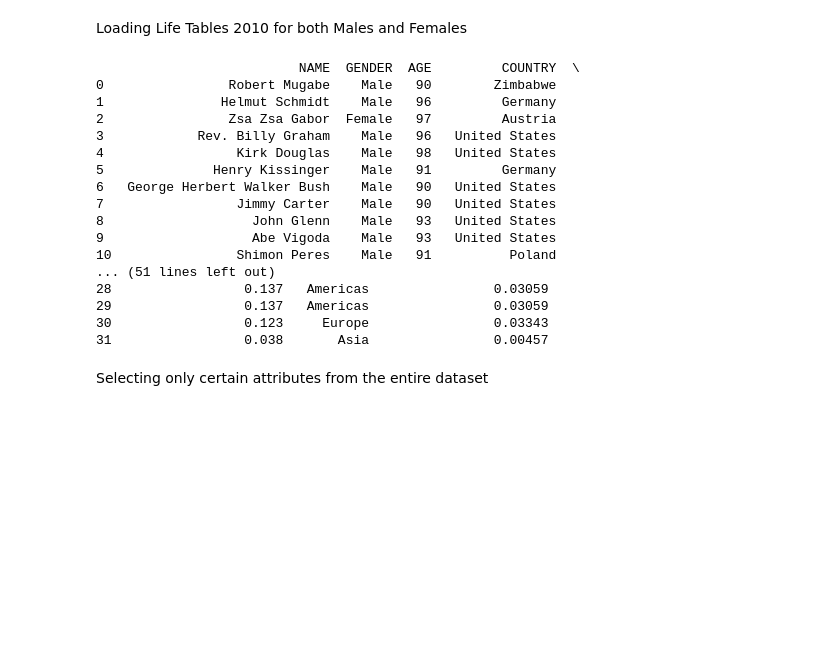
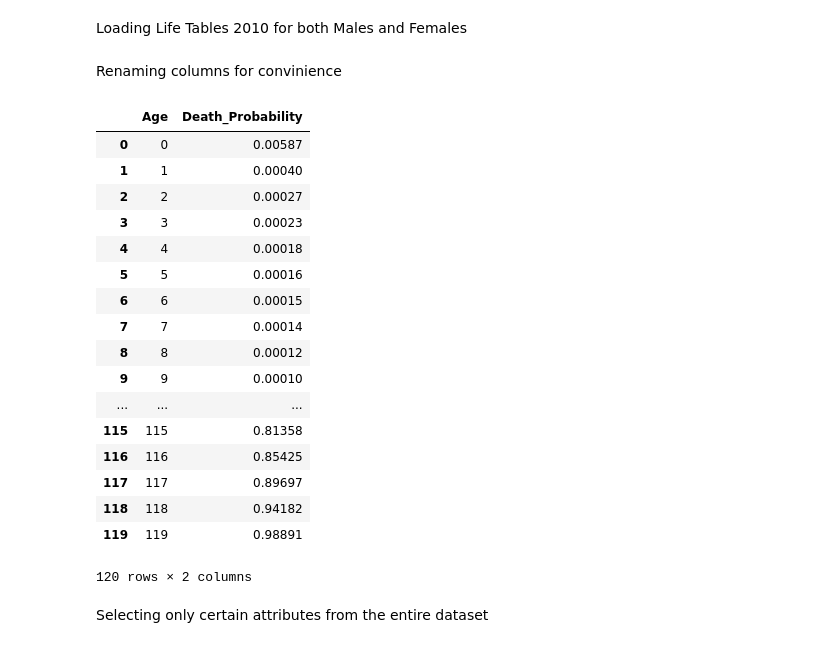
Before and after one commit to aashray/Data_Science, a Jupyter notebook: project_assignment_3_status/notebook/Assignment 3 - status.ipynb, the cells around one changed output. Saved outputs shown, nothing was run; the diff lists cells and outputs as text; code cells hidden in the pictures; blank space fills up the shorter version.

```diff
--- a/project_assignment_3_status/notebook/Assignment 3 - status.ipynb
+++ b/project_assignment_3_status/notebook/Assignment 3 - status.ipynb
@@ -9,36 +9,33 @@ Loading Life Tables 2010 for both Males and Females
 # %%
 m_life_df = pd.read_csv('../data/Period_Life_Table_Male_2010.csv')
 f_life_df = pd.read_csv('../data/Period_Life_Table_Female_2010.csv')
-#Renaming columns for convinience
-m_life_df.columns = ['Age', 'Death_Probability']
-f_life_df.columns = ['Age', 'Death_Probability']
 df = pd.read_csv('../data/nndb_data.csv')
 actual_data = pd.read_csv('../data/probabilities.csv')
-actual_data['New_Death_Probability'] = 0
-for i in actual_data.index:
-    if actual_data['GENDER'].loc[i] == 'Male' :
-        actual_data['New_Death_Probability'].loc[i] = m_life_df['Death_Probability'].loc[actual_data['AGE'].loc[i]]
-    else:
-        actual_data['New_Death_Probability'].loc[i] = f_life_df['Death_Probability'].loc[actual_data['AGE'].loc[i]]
-print actual_data
-# %% [output]
-                          NAME  GENDER  AGE         COUNTRY  \
-0                Robert Mugabe    Male   90        Zimbabwe
-1               Helmut Schmidt    Male   96         Germany
-2                Zsa Zsa Gabor  Female   97         Austria
-3            Rev. Billy Graham    Male   96   United States
-4                 Kirk Douglas    Male   98   United States
-5              Henry Kissinger    Male   91         Germany
-6   George Herbert Walker Bush    Male   90   United States
-7                 Jimmy Carter    Male   90   United States
-8                   John Glenn    Male   93   United States
-9                   Abe Vigoda    Male   93   United States
-10                Shimon Peres    Male   91          Poland
-... (51 lines left out)
-28                 0.137   Americas                0.03059
-29                 0.137   Americas                0.03059
-30                 0.123     Europe                0.03343
-31                 0.038       Asia                0.00457
+# %% [markdown]
+Renaming columns for convinience
+# %%
+m_life_df.columns = ['Age', 'Death_Probability']
+f_life_df.columns = ['Age', 'Death_Probability']
+m_life_df
+# %% [output]
+|  | Age | Death_Probability |
+| 0 | 0 | 0.00587 |
+| 1 | 1 | 0.00040 |
+| 2 | 2 | 0.00027 |
+| 3 | 3 | 0.00023 |
+| 4 | 4 | 0.00018 |
+| 5 | 5 | 0.00016 |
+| 6 | 6 | 0.00015 |
+| 7 | 7 | 0.00014 |
+| 8 | 8 | 0.00012 |
+| 9 | 9 | 0.00010 |
+| ... | ... | ... |
+| 115 | 115 | 0.81358 |
+| 116 | 116 | 0.85425 |
+| 117 | 117 | 0.89697 |
+| 118 | 118 | 0.94182 |
+| 119 | 119 | 0.98891 |
+120 rows × 2 columns
 # %% [markdown]
 Selecting only certain attributes from the entire dataset
 # %%
```
Also changed, not shown: parts of 1 cell of this notebook, 1 other file.
